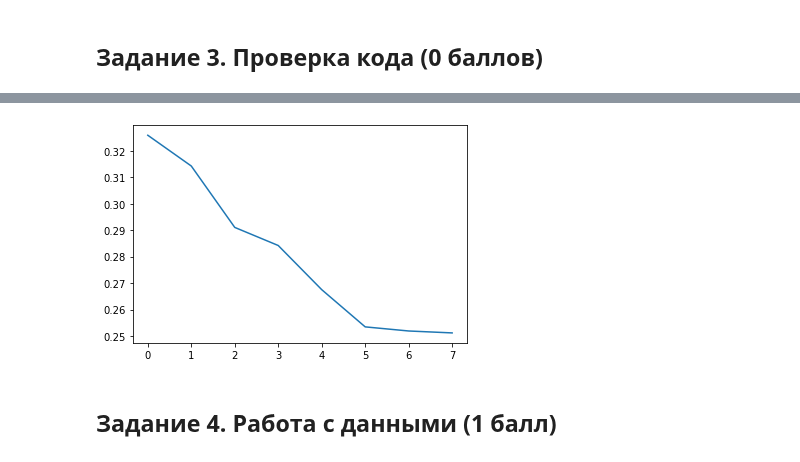
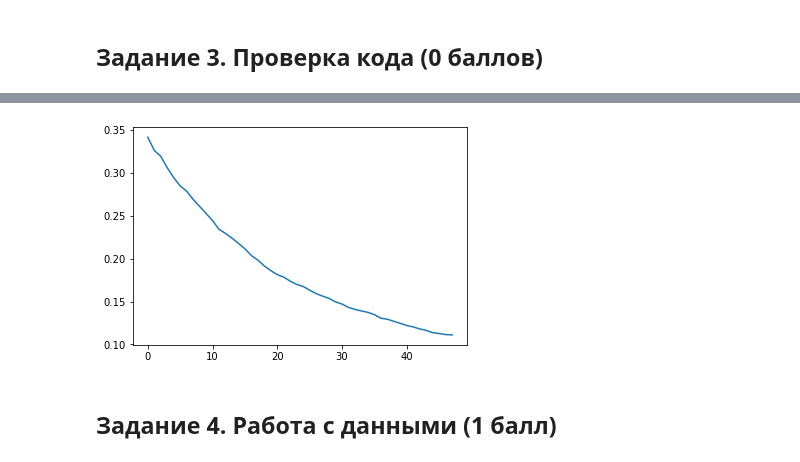
Before and after one commit to HeySlava/hse_course, a Jupyter notebook: homework3/homework-practice-03-gd.ipynb, the cells around one changed output, grey strips where cells are left out. Saved outputs shown, nothing was run; the diff lists cells and outputs as text; code cells hidden in the pictures.

```diff
--- a/homework3/homework-practice-03-gd.ipynb
+++ b/homework3/homework-practice-03-gd.ipynb
@@ -448,6 +448,7 @@ class LinearReg(BaseEstimator):
         if self.gd_type == 'full':
 
             for i in range(self.max_iter):
+                self.real_iter += 1
                 step=self.eta*self.calc_gradient(X,y)
                 w1=self.w.copy()
                 self.w -= step
@@ -459,7 +460,7 @@ class LinearReg(BaseEstimator):
 
             for i in range(self.max_iter):
                 self.real_iter += 1
-                random_indexes = random.sample([range(len(y))], self.batch_size)
+                random_indexes = random.sample([i for i in range(len(y))], self.batch_size)
                 step=self.eta*self.calc_gradient(X[random_indexes], y[random_indexes])
                 w1=self.w.copy()
                 self.w = self.w-step
@@ -495,11 +496,11 @@ class LinearReg(BaseEstimator):
 # %%
 import seaborn as sns
 # %%
-sg=LinearReg(eta=0.01, batch_size=1, tolerance=0.001).fit(X, y)
+sg=LinearReg(eta=0.01, batch_size=10, tolerance=0.001).fit(X, y)
 sg
 
 sns.lineplot(x=np.arange(sg.real_iter), y=sg.loss_history);
 # %% [output]
-[figure, old version]
+[figure, new version]
 # %% [markdown]
 ## Задание 4. Работа с данными (1 балл)
```
Also changed, not shown: parts of 14 cells of this notebook, 2 other files.
